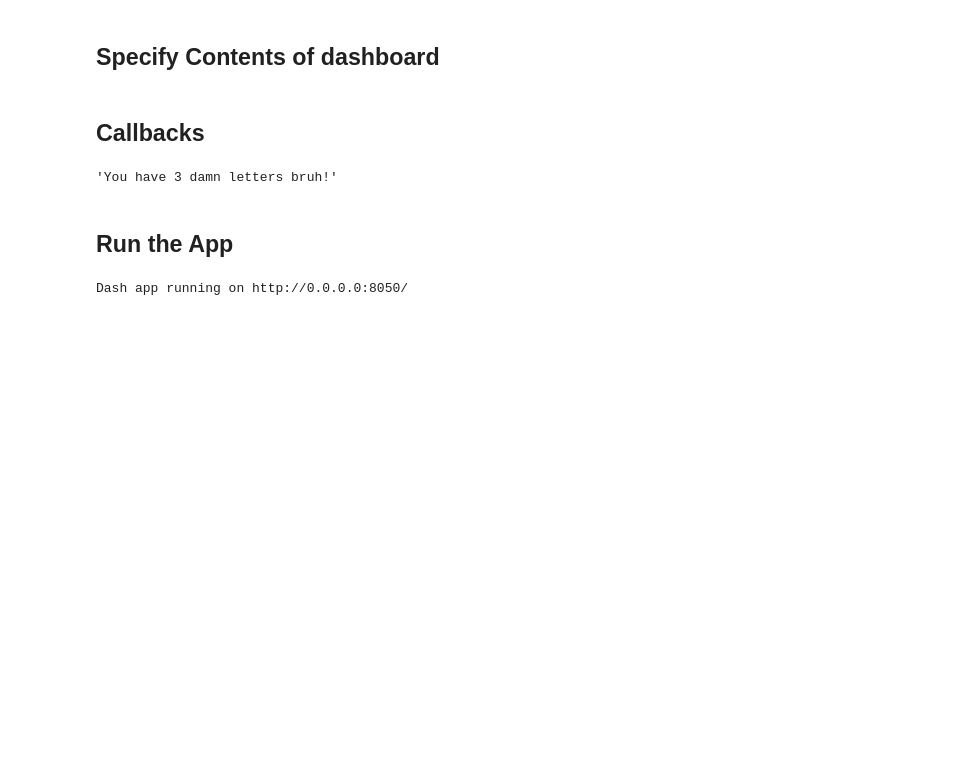
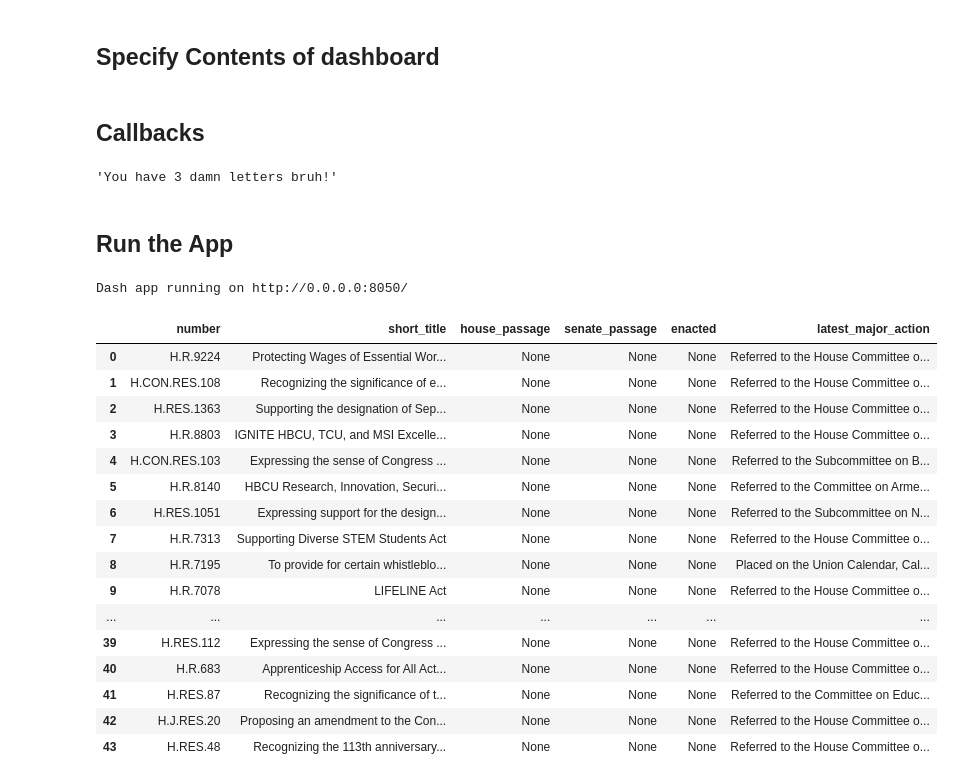
Before and after one commit to giasmith/contrans, a Jupyter notebook: app/dashboard_builder-Copy1.ipynb, the cells around one changed output. Drawn from its saved outputs; the diff is of its cells as text; code cells hidden in the pictures; blank space fills up the shorter version.

```diff
--- a/app/dashboard_builder-Copy1.ipynb
+++ b/app/dashboard_builder-Copy1.ipynb
@@ -17,6 +23,10 @@ postgres_password = os.environ['POSTGRES_PASSWORD']
 # %%
 engine = create_engine("postgresql+psycopg2://{user}:{pw}@postgres:5432/{db}"
                        .format(user="postgres", pw=postgres_password, db="contrans"))
+myclient = pymongo.MongoClient(f"mongodb://{mongo_username}:{mongo_password}@mongo:27017/{mongo_init_db}?authSource=admin")
+
+contrans_db = myclient['contrans']
+bills = contrans_db['bills']
 # %%
 myquery='''
 SELECT *
@@ -130,3 +182,34 @@ if __name__== "__main__":
     # mode = 'inline' shows in jupyter notebook, 'external' shows on webpage?
 # %% [output]
 Dash app running on http://0.0.0.0:8050/
+# %%
+def get_bills(propub):
+    myquery = bills.find({'sponsor_id':propub},
+                         {'_id' : 0,
+                          'number': 1,
+                          'short_title' : 1,
+                          'house_passage':1,
+                          'senate_passage':1,
+                          'enacted': 1,
+                          'latest_major_action':1
+                         })
+    tab = pd.DataFrame.from_records(loads(dumps(myquery)))
+    return tab
+# %% [output]
+|  | number | short_title | house_passage | senate_passage | enacted | latest_major_action |
+| 0 | H.R.9224 | Protecting Wages of Essential Wor... | None | None | None | Referred to the House Committee o... |
+| 1 | H.CON.RES.108 | Recognizing the significance of e... | None | None | None | Referred to the House Committee o... |
+| 2 | H.RES.1363 | Supporting the designation of Sep... | None | None | None | Referred to the House Committee o... |
+| 3 | H.R.8803 | IGNITE HBCU, TCU, and MSI Excelle... | None | None | None | Referred to the House Committee o... |
+| 4 | H.CON.RES.103 | Expressing the sense of Congress ... | None | None | None | Referred to the Subcommittee on B... |
+| 5 | H.R.8140 | HBCU Research, Innovation, Securi... | None | None | None | Referred to the Committee on Arme... |
+| 6 | H.RES.1051 | Expressing support for the design... | None | None | None | Referred to the Subcommittee on N... |
+| 7 | H.R.7313 | Supporting Diverse STEM Students Act | None | None | None | Referred to the House Committee o... |
+| 8 | H.R.7195 | To provide for certain whistleblo... | None | None | None | Placed on the Union Calendar, Cal... |
+| 9 | H.R.7078 | LIFELINE Act | None | None | None | Referred to the House Committee o... |
+| ... | ... | ... | ... | ... | ... | ... |
+| 39 | H.RES.112 | Expressing the sense of Congress ... | None | None | None | Referred to the House Committee o... |
+| 40 | H.R.683 | Apprenticeship Access for All Act... | None | None | None | Referred to the House Committee o... |
+| 41 | H.RES.87 | Recognizing the significance of t... | None | None | None | Referred to the Committee on Educ... |
+| 42 | H.J.RES.20 | Proposing an amendment to the Con... | None | None | None | Referred to the House Committee o... |
+| 43 | H.RES.48 | Recognizing the 113th anniversary... | None | None | None | Referred to the House Committee o... |
```
Also changed, not shown: parts of 6 cells of this notebook, 1 other file.
